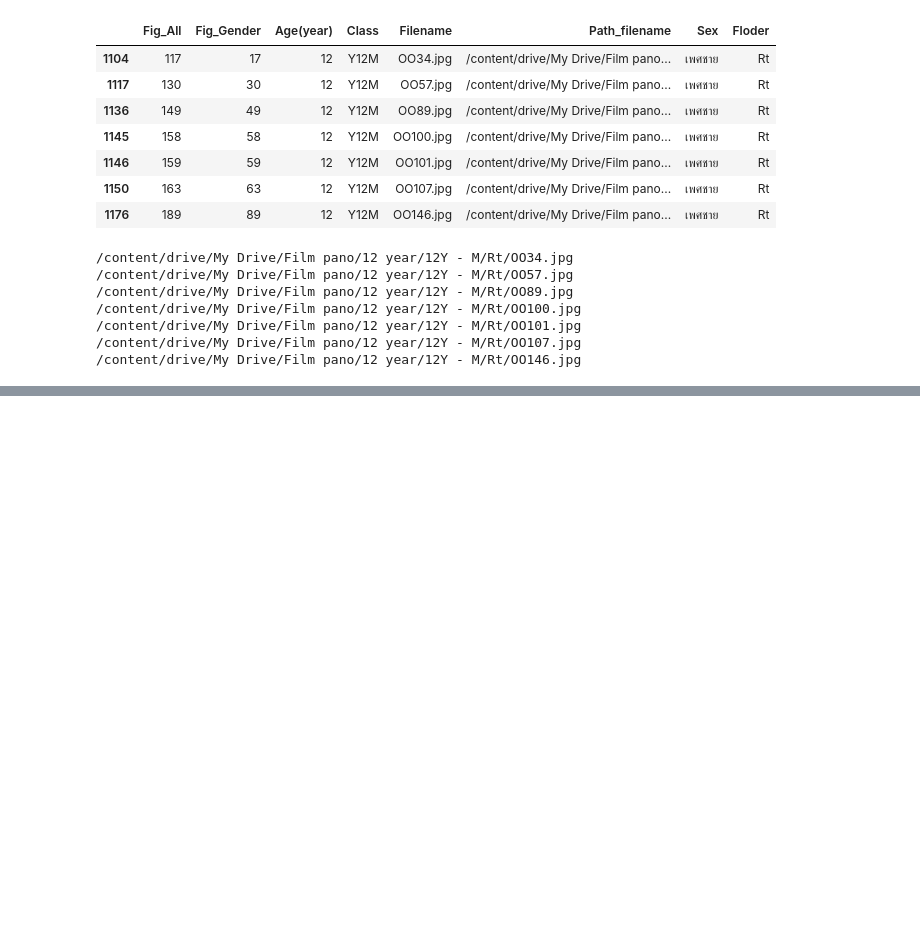
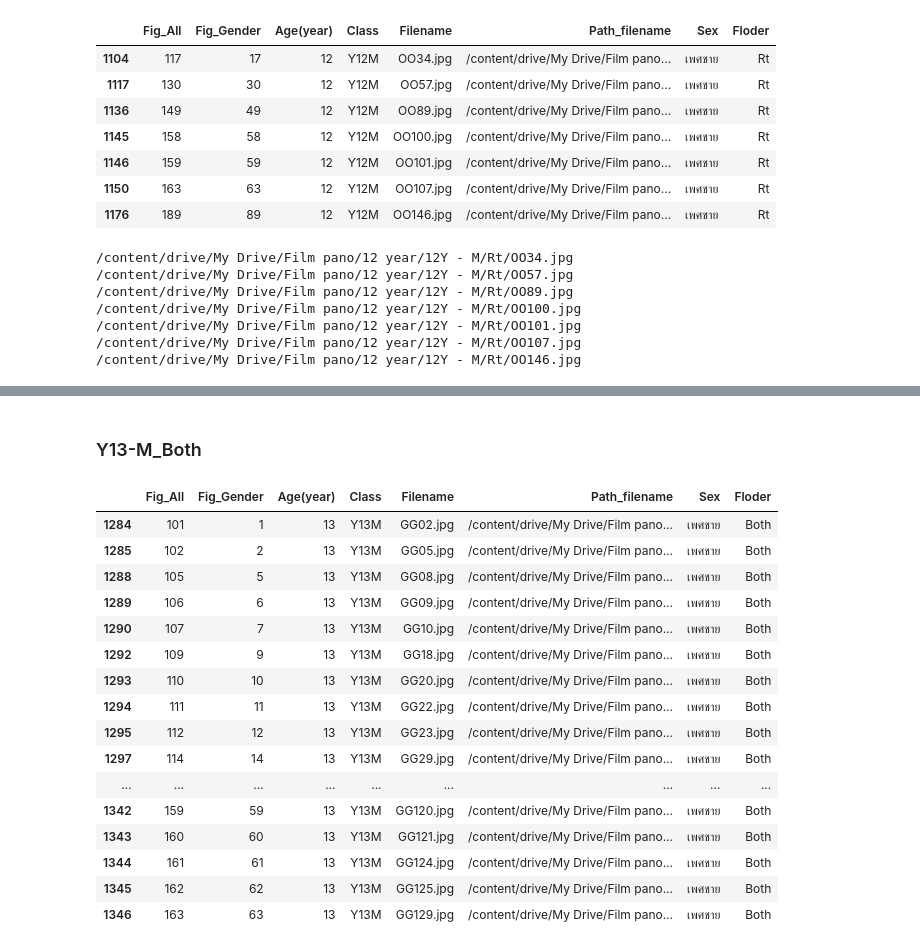
Before and after one commit to Wanita-8943/efficientnet_keras_transfer_learning, a Jupyter notebook: ตัดรูป.ipynb, the cells around one changed output, grey strips where cells are left out. Drawn from its saved outputs; the diff is of its cells as text; code cells hidden in the pictures; blank space fills up the shorter version.

```diff
--- a/ตัดรูป.ipynb
+++ b/ตัดรูป.ipynb
@@ -2035,0 +2109,23 @@ for i in path:
+# %% [markdown]
+### Y13-M_Both
+# %%
+Y13M_1 = df[(df['Class'] == 'Y13M')&(df['Floder']=='Both')] #Y13M#ชาย
+Y13M_1
+# %% [output]
+|  | Fig_All | Fig_Gender | Age(year) | Class | Filename | Path_filename | Sex | Floder |
+| 1284 | 101 | 1 | 13 | Y13M | GG02.jpg | /content/drive/My Drive/Film pano... | เพศชาย | Both |
+| 1285 | 102 | 2 | 13 | Y13M | GG05.jpg | /content/drive/My Drive/Film pano... | เพศชาย | Both |
+| 1288 | 105 | 5 | 13 | Y13M | GG08.jpg | /content/drive/My Drive/Film pano... | เพศชาย | Both |
+| 1289 | 106 | 6 | 13 | Y13M | GG09.jpg | /content/drive/My Drive/Film pano... | เพศชาย | Both |
+| 1290 | 107 | 7 | 13 | Y13M | GG10.jpg | /content/drive/My Drive/Film pano... | เพศชาย | Both |
+| 1292 | 109 | 9 | 13 | Y13M | GG18.jpg | /content/drive/My Drive/Film pano... | เพศชาย | Both |
+| 1293 | 110 | 10 | 13 | Y13M | GG20.jpg | /content/drive/My Drive/Film pano... | เพศชาย | Both |
+| 1294 | 111 | 11 | 13 | Y13M | GG22.jpg | /content/drive/My Drive/Film pano... | เพศชาย | Both |
+| 1295 | 112 | 12 | 13 | Y13M | GG23.jpg | /content/drive/My Drive/Film pano... | เพศชาย | Both |
+| 1297 | 114 | 14 | 13 | Y13M | GG29.jpg | /content/drive/My Drive/Film pano... | เพศชาย | Both |
+| ... | ... | ... | ... | ... | ... | ... | ... | ... |
+| 1342 | 159 | 59 | 13 | Y13M | GG120.jpg | /content/drive/My Drive/Film pano... | เพศชาย | Both |
+| 1343 | 160 | 60 | 13 | Y13M | GG121.jpg | /content/drive/My Drive/Film pano... | เพศชาย | Both |
+| 1344 | 161 | 61 | 13 | Y13M | GG124.jpg | /content/drive/My Drive/Film pano... | เพศชาย | Both |
+| 1345 | 162 | 62 | 13 | Y13M | GG125.jpg | /content/drive/My Drive/Film pano... | เพศชาย | Both |
+| 1346 | 163 | 63 | 13 | Y13M | GG129.jpg | /content/drive/My Drive/Film pano... | เพศชาย | Both |
```
Also changed, not shown: parts of 38 cells of this notebook.
